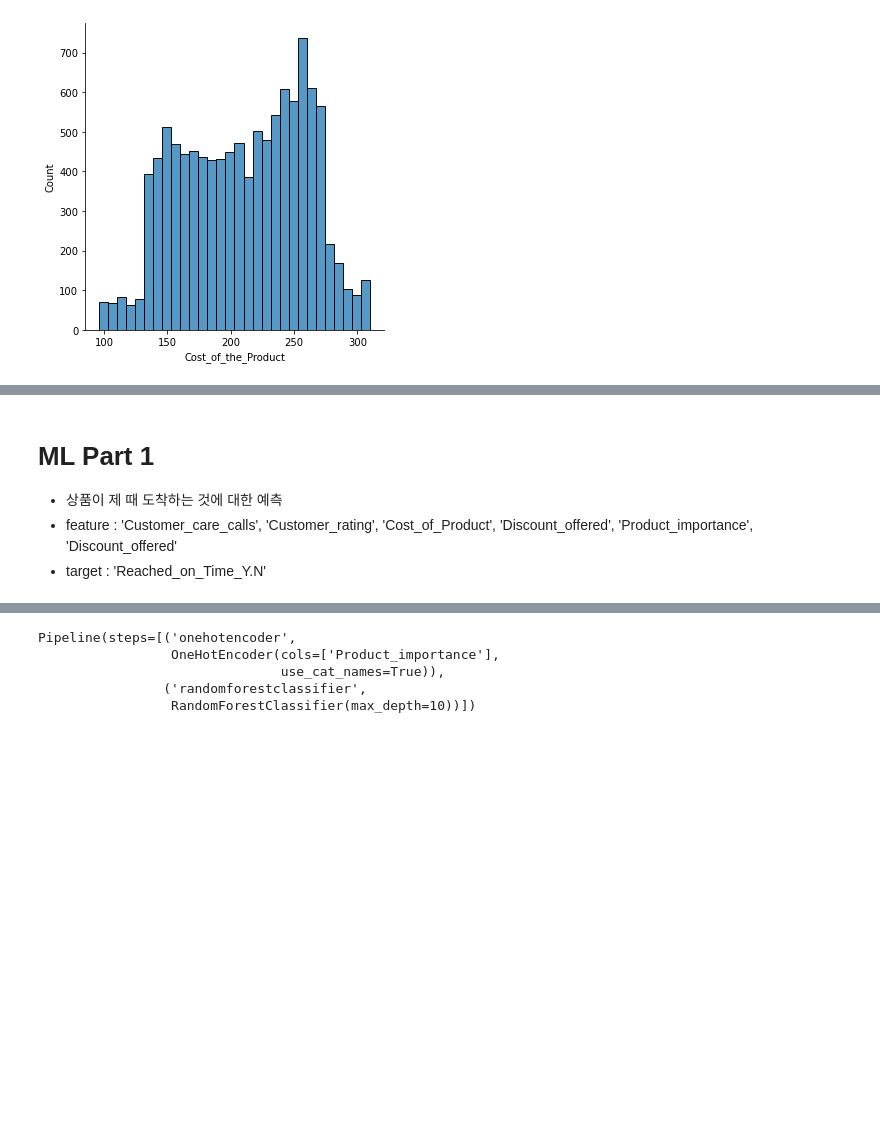
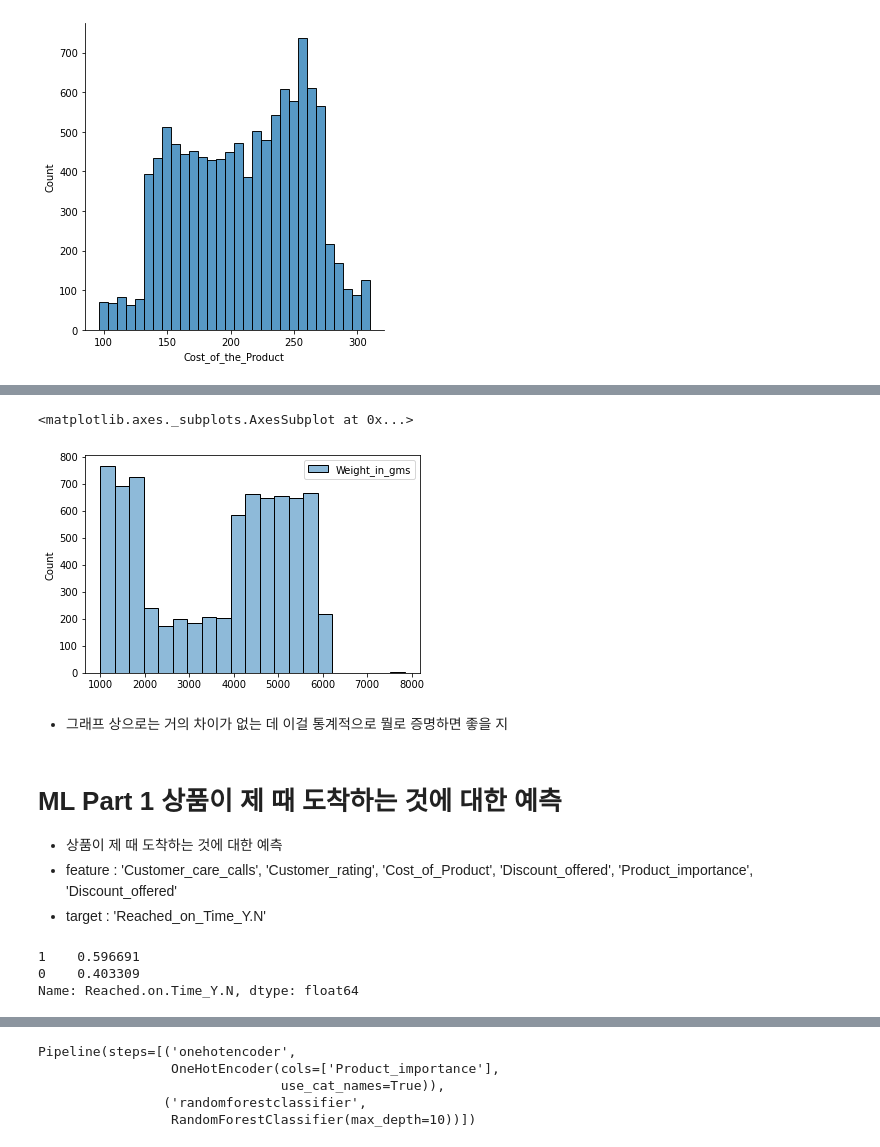
Before and after one commit to Bang-JW/kaggle_study, a Jupyter notebook: kaggle_study_2.ipynb, the cells around one changed output, grey strips where cells are left out. Drawn from its saved outputs; the diff is of its cells as text; code cells hidden in the pictures; blank space fills up the shorter version.

```diff
--- a/kaggle_study_2.ipynb
+++ b/kaggle_study_2.ipynb
@@ -80,5 +106,12 @@ sns.displot(data['Cost_of_the_Product'])
+# %%
+sns.histplot(ship_data)
+# %% [output]
+<matplotlib.axes._subplots.AxesSubplot at 0x...>
+[figure, added]
+# %% [markdown]
+- 그래프 상으로는 거의 차이가 없는 데 이걸 통계적으로 뭘로 증명하면 좋을 지
 # %% [markdown]
-# ML Part 1
+# ML Part 1 상품이 제 때 도착하는 것에 대한 예측
 
  - 상품이 제 때 도착하는 것에 대한 예측
  - feature : 'Customer_care_calls', 'Customer_rating', 'Cost_of_Product', 'Discount_offered', 'Product_importance', 'Discount_offered'
@@ -91,6 +124,13 @@ target = data.columns[-1]
 # %%
 X = data[feature]
 y = data[target]
+# %%
+# 기준모델
+data['Reached.on.Time_Y.N'].value_counts(normalize = True)
+# %% [output]
+1    0.596691
+0    0.403309
+Name: Reached.on.Time_Y.N, dtype: float64
 # %%
 X_train, X_test, y_train, y_test = train_test_split(X, y, test_size = 0.2, train_size = 0.8)
 # %%
```
Also changed, not shown: parts of 28 cells of this notebook.
